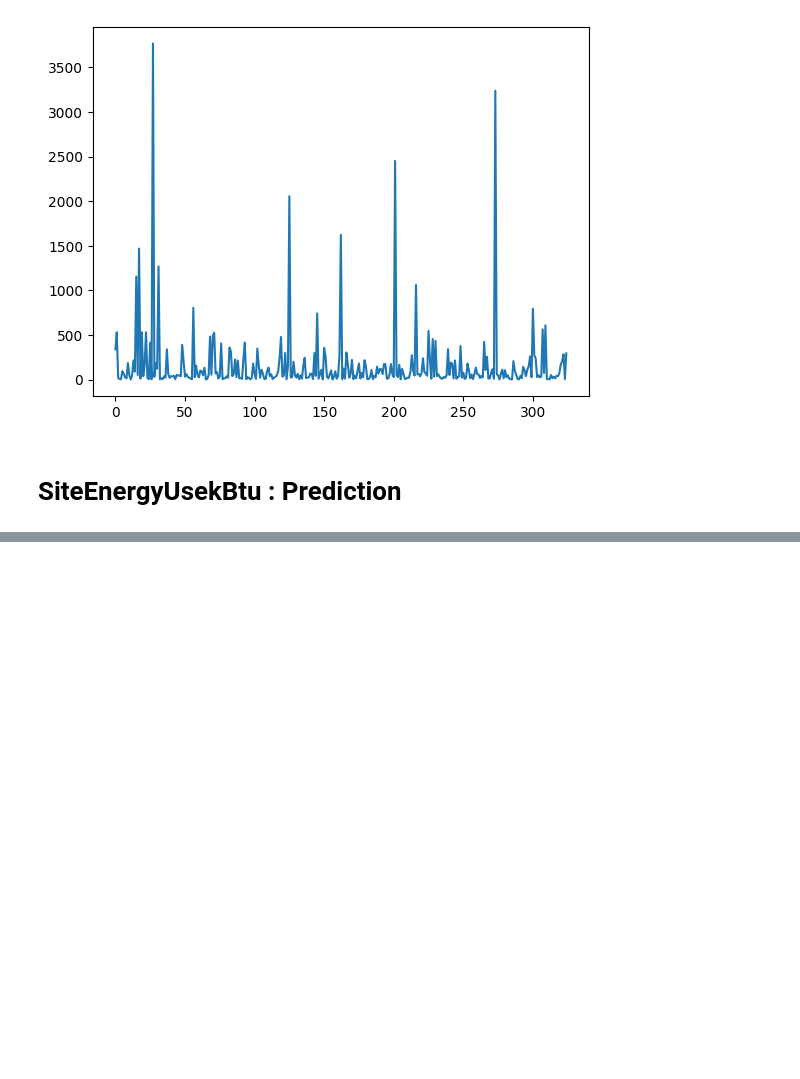
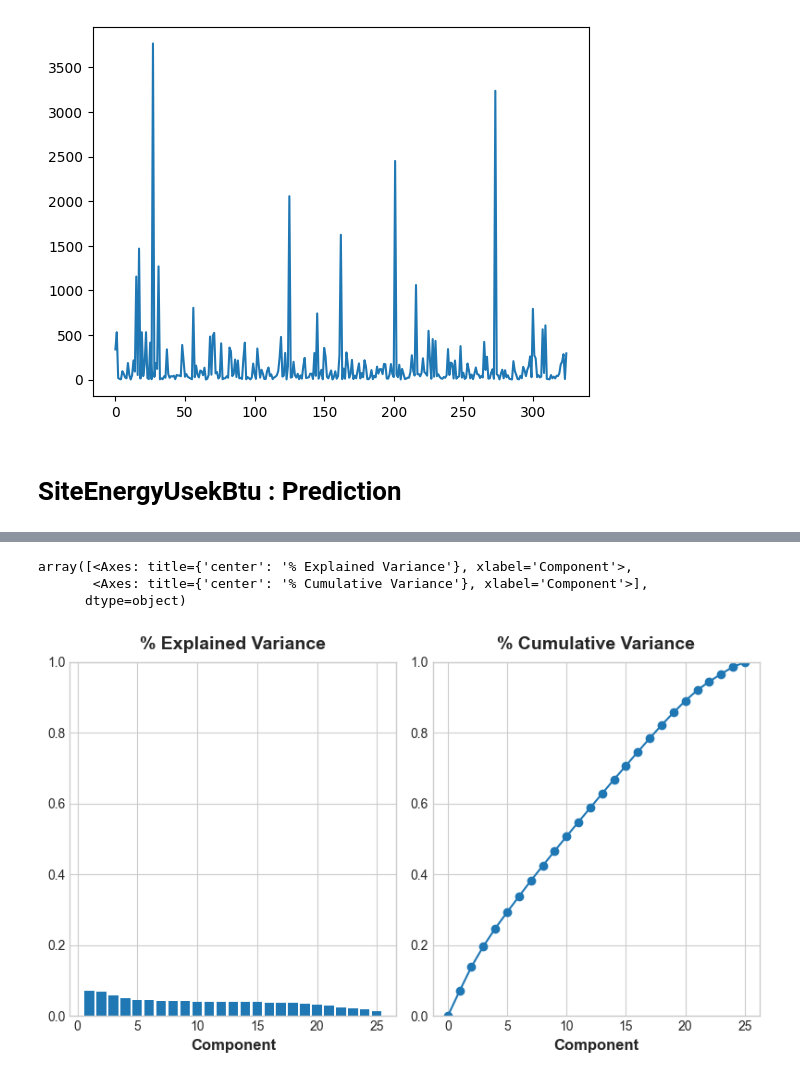
Before and after one commit to Marc0543/Seattle_energy, a Jupyter notebook: cleaning_marc.ipynb, the cells around one changed output, grey strips where cells are left out. Cells and saved outputs as stored; diff of their text form; code cells hidden in the pictures; blank space fills up the shorter version.

```diff
--- a/cleaning_marc.ipynb
+++ b/cleaning_marc.ipynb
@@ -1095 +1000,7 @@ possible_features = ['NumberofBuildings ',' skyscraper ',' is_campus ',' decenni
+# %%
+possible_features_E = ['NumberofBuildings ',' skyscraper ',' is_campus ',' decennie ',' Data_Center ',' Office ',' Non_Refrigerated_Warehouse ',' K_12_School ',' Retail_Store ',' Other ',' Hotel ',' Distribution_Center ',' SupermarketGrocery_Store ',' Medical_Office ',' Other___Recreation ',' CollegeUniversity ',' Other___EntertainmentPublic_Assembly ',' Senior_Care_Community ',' Laboratory ',' Restaurant ',' Refrigerated_Warehouse ',' SocialMeeting_Hall ',' Hospital_General_Medical_and_Surgical ',' Multifamily_Housing ',' Strip_Mall' ]
+i = 0
+while i < len(possible_features_E):
+    possible_features_E[i] = possible_features_E[i].strip()
+    i+=1
 # %%
@@ -1100,0 +1108,7 @@ X_train_energy, X_test_energy , y_train_energy, y_test_energy = train_test_split
+# %%
+plot_variance(pca)
+# %% [output]
+array([<Axes: title={'center': '% Explained Variance'}, xlabel='Component'>,
+       <Axes: title={'center': '% Cumulative Variance'}, xlabel='Component'>],
+      dtype=object)
+[figure, added]
```
Also changed, not shown: parts of 35 cells of this notebook.
